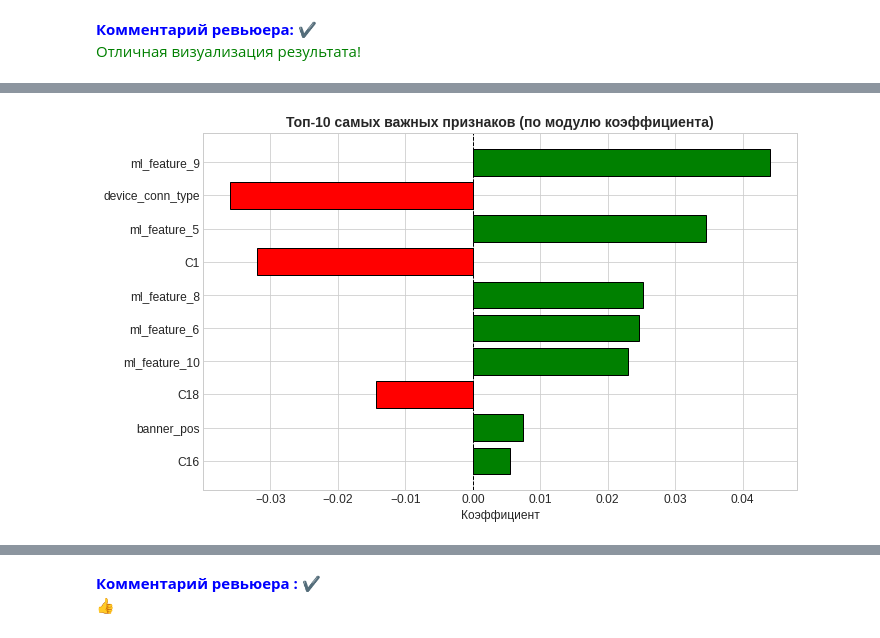
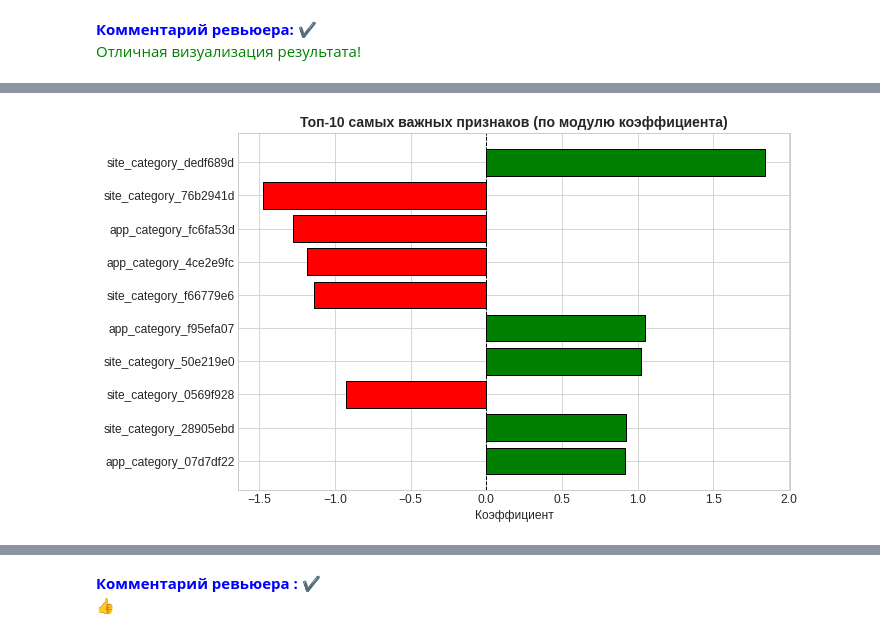
Before and after one commit to MllII/advandex-ctr-prediction, a Jupyter notebook: advandex_ctr_pipeline.ipynb, the cells around one changed output, grey strips where cells are left out. Saved outputs shown, nothing was run; the diff lists cells and outputs as text; code cells hidden in the pictures.

```diff
--- a/advandex_ctr_pipeline.ipynb
+++ b/advandex_ctr_pipeline.ipynb
@@ -3971,63 +3971,85 @@ Brier                    0.1721       0.2362       -37.2%
 # =============================================================================
 
 print("8.3 АНАЛИЗ ВЕСОВ МОДЕЛИ")
+print("=" * 50)
 
-# ---- 1. Получение коэффициентов ----
+# ---- 1. Получение коэффициентов из классификатора пайплайна ----
 print("\n1. КОЭФФИЦИЕНТЫ МОДЕЛИ")
 print("-" * 50)
 
-# Получаем коэффициенты из финальной модели
-coef = final_model.coef_[0]
+# ✅ Получаем классификатор из пайплайна
+classifier = final_model.named_steps['classifier']
+coef = classifier.coef_[0]
 
-# Получаем имена признаков (из X_train_selected)
-feature_names = X_train_selected.columns.tolist()
+# ✅ Получаем имена ТОЛЬКО отобранных признаков (25 из 61)
+# Способ 1: получаем имена из RFE
+rfe = final_model.named_steps['rfe']
+support = rfe.support_  # маска отобранных признаков
 
-# Создаём DataFrame с весами
-weights_df = pd.DataFrame({
-    'feature': feature_names,
-    'coef': coef  # ← название колонки 'coef', а не 'weight'
-})
+# Получаем имена всех признаков после предобработки
+preprocessor_fitted = final_model.named_steps['preprocessor']
+all_feature_names = []
 
-# Сортируем по абсолютному значению
-weights_df['abs_coef'] = abs(weights_df['coef'])
-weights_df_sorted = weights_df.sort_values('abs_coef', ascending=False)
+for name, trans, columns in preprocessor_fitted.transformers_:
+    if name == 'num':
+        all_feature_names.extend(columns)
+    elif name == 'cat':
+        if hasattr(trans, 'get_feature_names'):
+            all_feature_names.extend(trans.get_feature_names(columns))
+        else:
+            for col in columns:
+                for category in trans.categories_[0]:
+                    all_feature_names.append(f"{col}_{category}")
 
-print(f"Всего признаков: {len(coef)}")
+# Оставляем только отобранные RFE
+feature_names = [all_feature_names[i] for i in range(len(all_feature_names)) if support[i]]
+
+print(f"Всего признаков в модели: {len(coef)}")
+print(f"Всего признаков после предобработки: {len(all_feature_names)}")
+print(f"Отобрано RFE: {len(feature_names)}")
 print(f"Положительных коэффициентов: {(coef > 0).sum()}")
 print(f"Отрицательных коэффициентов: {(coef < 0).sum()}")
 print(f"Нулевых коэффициентов: {(coef == 0).sum()}")
 
-# ---- 2. Топ-10 самых важных признаков ----
+# ---- 2. Создаём DataFrame с весами ----
+weights_df = pd.DataFrame({
+    'feature': feature_names,
+    'coef': coef
+})
+weights_df['abs_coef'] = abs(weights_df['coef'])
+weights_df_sorted = weights_df.sort_values('abs_coef', ascending=False)
+
+# ---- 3. Топ-10 самых важных признаков ----
 print("\n2. ТОП-10 САМЫХ ВАЖНЫХ ПРИЗНАКОВ (ПО МОДУЛЮ КОЭФФИЦИЕНТА)")
 print("-" * 60)
 
 top10 = weights_df_sorted.head(10)
-print(f"{'№':<4} {'Признак':<25} {'Коэффициент':>15} {'|Коэффициент|':>15}")
-print("-" * 60)
+print(f"{'№':<4} {'Признак':<35} {'Коэффициент':>15} {'|Коэффициент|':>15}")
+print("-" * 70)
 for i, (idx, row) in enumerate(top10.iterrows(), 1):
-    print(f"{i:<4} {row['feature']:<25} {row['coef']:>15.4f} {row['abs_coef']:>15.4f}")
+    print(f"{i:<4} {row['feature']:<35} {row['coef']:>15.4f} {row['abs_coef']:>15.4f}")
 
-# ---- 3. Топ-5 положительных коэффициентов ----
-print("\n3. ТОП-5 ПРИЗНАКОВ С ПОЛОЖИТЕЛЬНЫМ КОЭФФИЦИЕНТОМ (УВЕЛИЧИВАЮТ ВЕРОЯТНОСТЬ КЛИКА)")
+# ---- 4. Топ-5 положительных коэффициентов ----
+print("\n3. ТОП-5 ПРИЗНАКОВ С ПОЛОЖИТЕЛЬНЫМ КОЭФФИЦИЕНТОМ")
 print("-" * 60)
 
-top_positive = weights_df_sorted[weights_df_sorted['coef'] > 0].head(5)
-print(f"{'№':<4} {'Признак':<25} {'Коэффициент':>15}")
+top_positive = weights_df[weights_df['coef'] > 0].sort_values('coef', ascending=False).head(5)
+print(f"{'№':<4} {'Признак':<35} {'Коэффициент':>15}")
 print("-" * 60)
 for i, (idx, row) in enumerate(top_positive.iterrows(), 1):
-    print(f"{i:<4} {row['feature']:<25} {row['coef']:>15.4f}")
+    print(f"{i:<4} {row['feature']:<35} {row['coef']:>15.4f}")
 
-# ---- 4. Топ-5 отрицательных коэффициентов ----
-print("\n4. ТОП-5 ПРИЗНАКОВ С ОТРИЦАТЕЛЬНЫМ КОЭФФИЦИЕНТОМ (УМЕНЬШАЮТ ВЕРОЯТНОСТЬ КЛИКА)")
+# ---- 5. Топ-5 отрицательных коэффициентов ----
+print("\n4. ТОП-5 ПРИЗНАКОВ С ОТРИЦАТЕЛЬНЫМ КОЭФФИЦИЕНТОМ")
 print("-" * 60)
 
-top_negative = weights_df_sorted[weights_df_sorted['coef'] < 0].tail(5).sort_values('coef')
-print(f"{'№':<4} {'Признак':<25} {'Коэффициент':>15}")
+top_negative = weights_df[weights_df['coef'] < 0].sort_values('coef').head(5)
+print(f"{'№':<4} {'Признак':<35} {'Коэффициент':>15}")
 print("-" * 60)
 for i, (idx, row) in enumerate(top_negative.iterrows(), 1):
-    print(f"{i:<4} {row['feature']:<25} {row['coef']:>15.4f}")
+    print(f"{i:<4} {row['feature']:<35} {row['coef']:>15.4f}")
 
-# ---- 5. Визуализация коэффициентов ----
+# ---- 6. Визуализация коэффициентов ----
 print("\n5. ВИЗУАЛИЗАЦИЯ КОЭФФИЦИЕНТОВ (ТОП-10)")
 print("-" * 60)
 
@@ -4040,5 +4062,7 @@ plt.axvline(x=0, color='black', linestyle='--', linewidth=1)
 plt.gca().invert_yaxis()
 plt.tight_layout()
 plt.show()
+
+print("\n✅ Анализ весов завершён!")
 # %% [output]
 8.3 АНАЛИЗ ВЕСОВ МОДЕЛИ
@@ -4058,4 +4082,4 @@ plt.show()
 
 5. ВИЗУАЛИЗАЦИЯ КОЭФФИЦИЕНТОВ (ТОП-10)
 ------------------------------------------------------------
-[figure, old version]
+[figure, new version]
```
Also changed, not shown: parts of 82 cells of this notebook, 12 other files.
